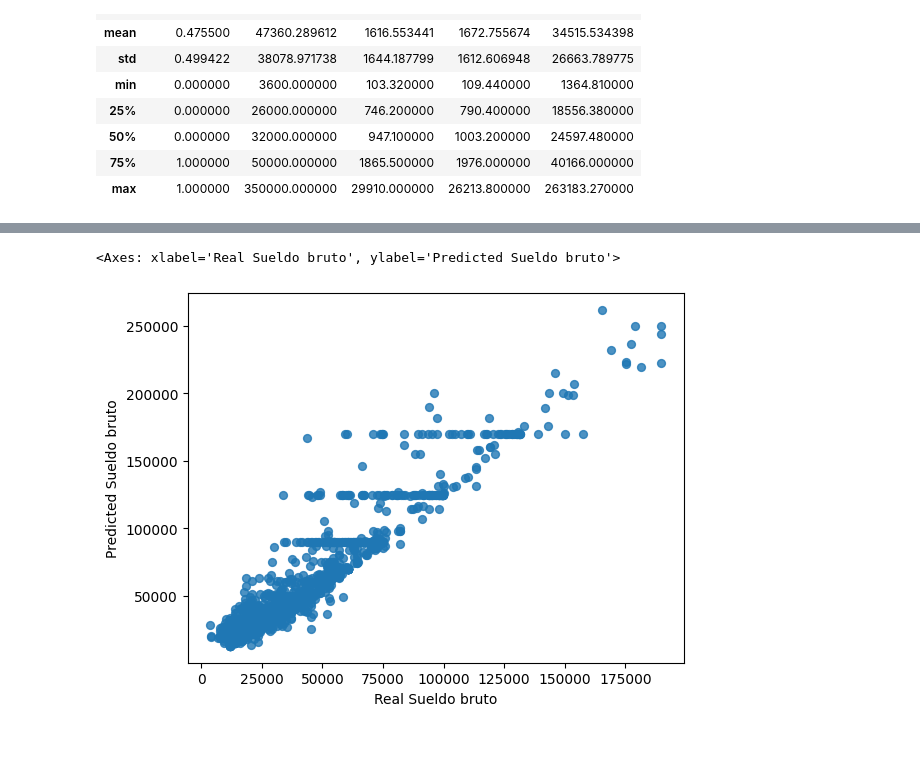
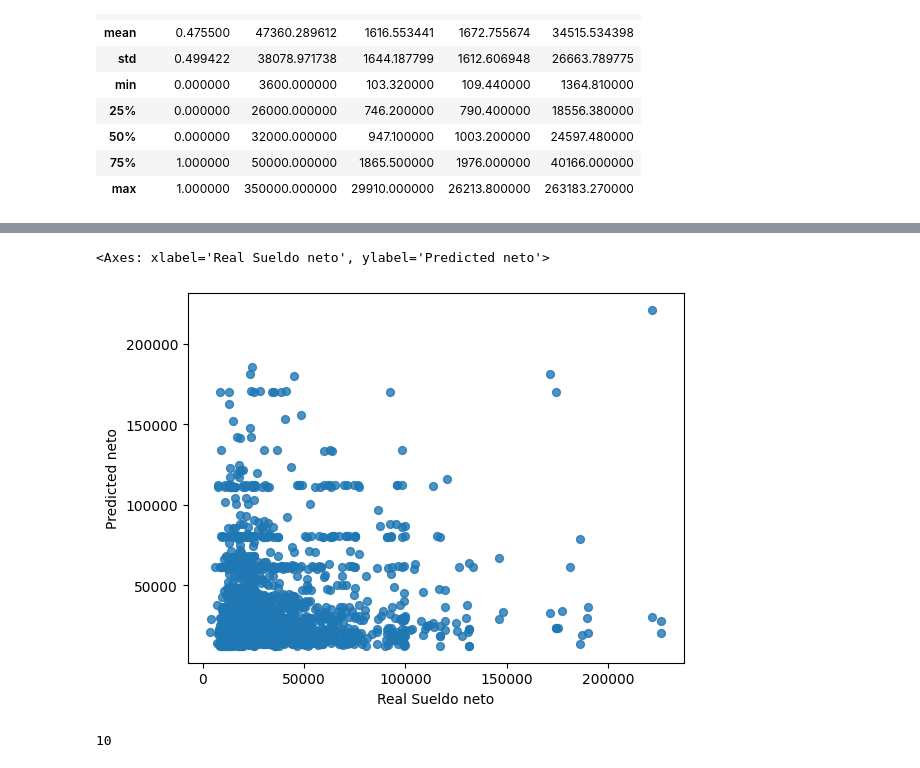
Before and after one commit to OAGgithub/Inferencia-Ingresos, a Jupyter notebook: Inferencia_Ingresos.ipynb, the cells around one changed output, grey strips where cells are left out. Saved outputs shown, nothing was run; the diff lists cells and outputs as text; code cells hidden in the pictures.

```diff
--- a/Inferencia_Ingresos.ipynb
+++ b/Inferencia_Ingresos.ipynb
@@ -804,3 +801,0 @@ encoded_df
-# %%
-df_ministerios.drop(columns=['Unnamed: 0'], axis=1, inplace=True)
-df_ministerios.info()
@@ -850,6 +830,6 @@ X[numerical_features].describe()
 # %%
 scaler = StandardScaler()
-scaled_df = scaler.fit_transform(df[numerical_features])
+scaled_df = scaler.fit_transform(df_ministerios[numerical_features])
 scaled_df = pd.DataFrame(scaled_df, columns=scaler.feature_names_in_)
 scaled_df
 # %% [output]
@@ -902,8 +882,8 @@ from sklearn.tree import DecisionTreeRegressor
 # %%
 X_train, X_test, y_train, y_test = train_test_split(X, y, test_size=0.2)
 # %%
-models = [LinearRegression(), Ridge(), BayesianRidge(),Lasso(), NearestNeighbors(),DecisionTreeRegressor()
-          ,RandomForestRegressor,SVR(),MLPRegressor(),AdaBoostRegressor()]
+models = [LinearRegression(), Ridge(), BayesianRidge(),Lasso(), KNeighborsRegressor(),DecisionTreeRegressor()
+          ,RandomForestRegressor(),SVR(),MLPRegressor(),AdaBoostRegressor()]
 # %%
 
 for model in models:
@@ -937,6 +917,6 @@ y_pred = pd.Series(models[1].predict(X_test))
 y_pred.index = y_test.index
 # %%
 results = pd.concat([df.loc[y_test.index], pd.DataFrame(y_pred)], axis=1)
-results.columns = list(df.columns)[:-1] + ["Real Sueldo bruto", "Predicted Sueldo bruto"]
+results.columns = list(df.columns)[:-1] + ["Real Sueldo neto", "Predicted neto"]
 results
 # %% [output]
@@ -956,5 +936,9 @@ results
 # %%
-results.plot(kind='scatter', x='Real Sueldo bruto', y='Predicted Sueldo bruto', s=32, alpha=.8)
+results.plot(kind='scatter', x='Real Sueldo neto', y='Predicted neto', s=32, alpha=.8)
 # %% [output]
-<Axes: xlabel='Real Sueldo bruto', ylabel='Predicted Sueldo bruto'>
+<Axes: xlabel='Real Sueldo neto', ylabel='Predicted neto'>
-[figure, old version]
+[figure, new version]
+# %%
+models.__len__()
+# %% [output]
+10
```
Also changed, not shown: parts of 13 cells of this notebook.
